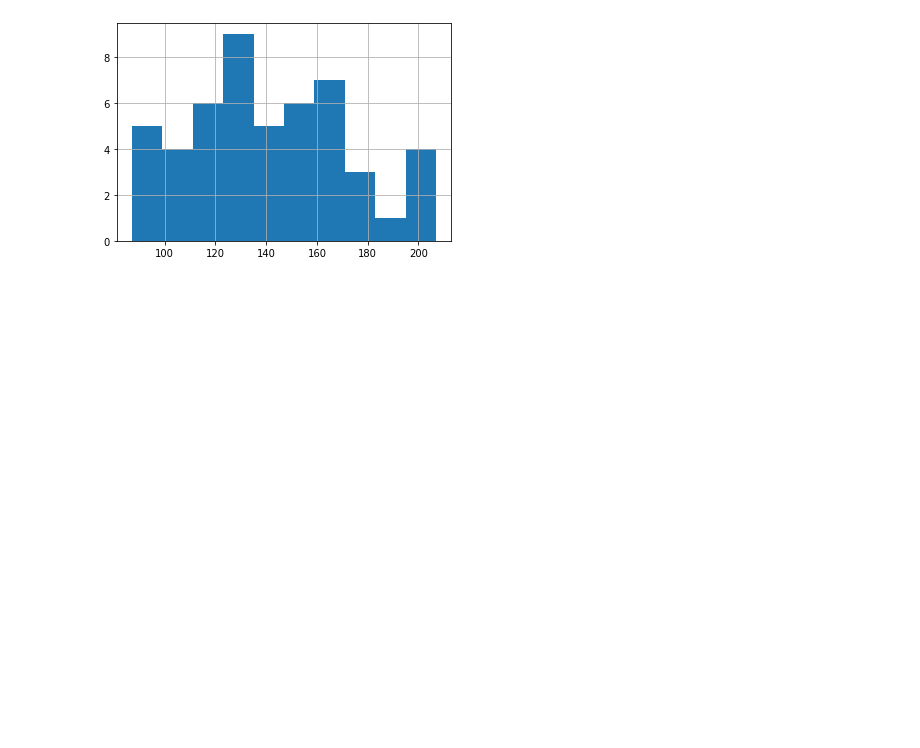
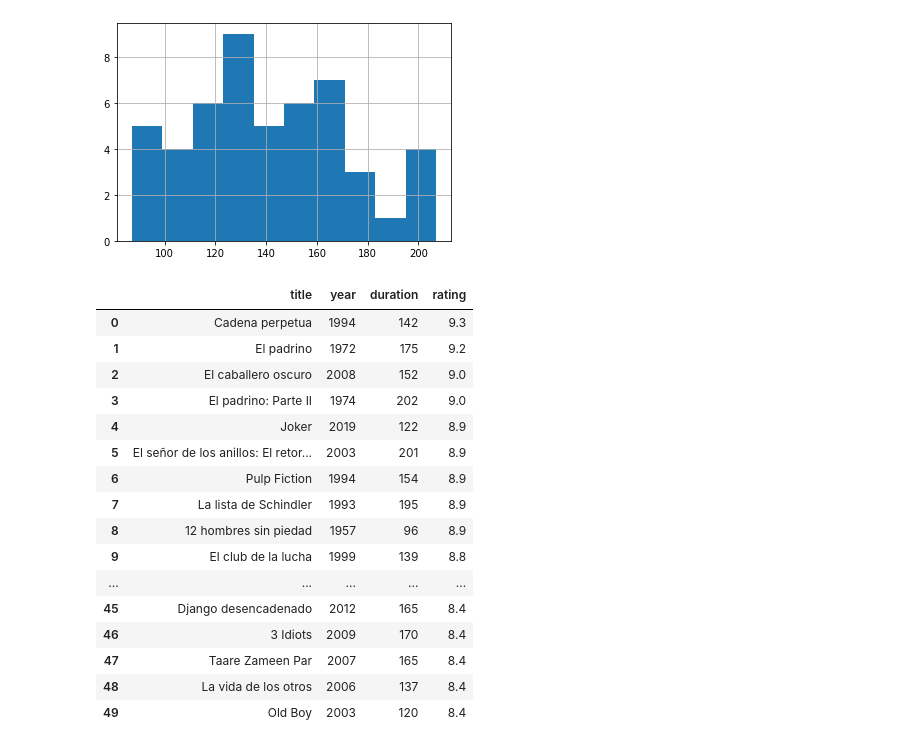
Before and after one commit to lucien-george/python-playground, a Jupyter notebook: engie-batch-4/04-Data-sourcing/lecture/web_scraping.ipynb, the cells around one changed output. Drawn from its saved outputs; the diff is of its cells as text; code cells hidden in the pictures; blank space fills up the shorter version.

```diff
--- a/engie-batch-4/04-Data-sourcing/lecture/web_scraping.ipynb
+++ b/engie-batch-4/04-Data-sourcing/lecture/web_scraping.ipynb
@@ -77,3 +77,23 @@ movies_df['duration'].hist()
 # %% [output]
 <matplotlib.axes._subplots.AxesSubplot at 0x...>
 [figure]
+# %%
+movies_df
+# %% [output]
+|  | title | year | duration | rating |
+| 0 | Cadena perpetua | 1994 | 142 | 9.3 |
+| 1 | El padrino | 1972 | 175 | 9.2 |
+| 2 | El caballero oscuro | 2008 | 152 | 9.0 |
+| 3 | El padrino: Parte II | 1974 | 202 | 9.0 |
+| 4 | Joker | 2019 | 122 | 8.9 |
+| 5 | El señor de los anillos: El retor... | 2003 | 201 | 8.9 |
+| 6 | Pulp Fiction | 1994 | 154 | 8.9 |
+| 7 | La lista de Schindler | 1993 | 195 | 8.9 |
+| 8 | 12 hombres sin piedad | 1957 | 96 | 8.9 |
+| 9 | El club de la lucha | 1999 | 139 | 8.8 |
+| ... | ... | ... | ... | ... |
+| 45 | Django desencadenado | 2012 | 165 | 8.4 |
+| 46 | 3 Idiots | 2009 | 170 | 8.4 |
+| 47 | Taare Zameen Par | 2007 | 165 | 8.4 |
+| 48 | La vida de los otros | 2006 | 137 | 8.4 |
+| 49 | Old Boy | 2003 | 120 | 8.4 |
```
Also changed, not shown: parts of 2 cells of this notebook, 3 other files.
